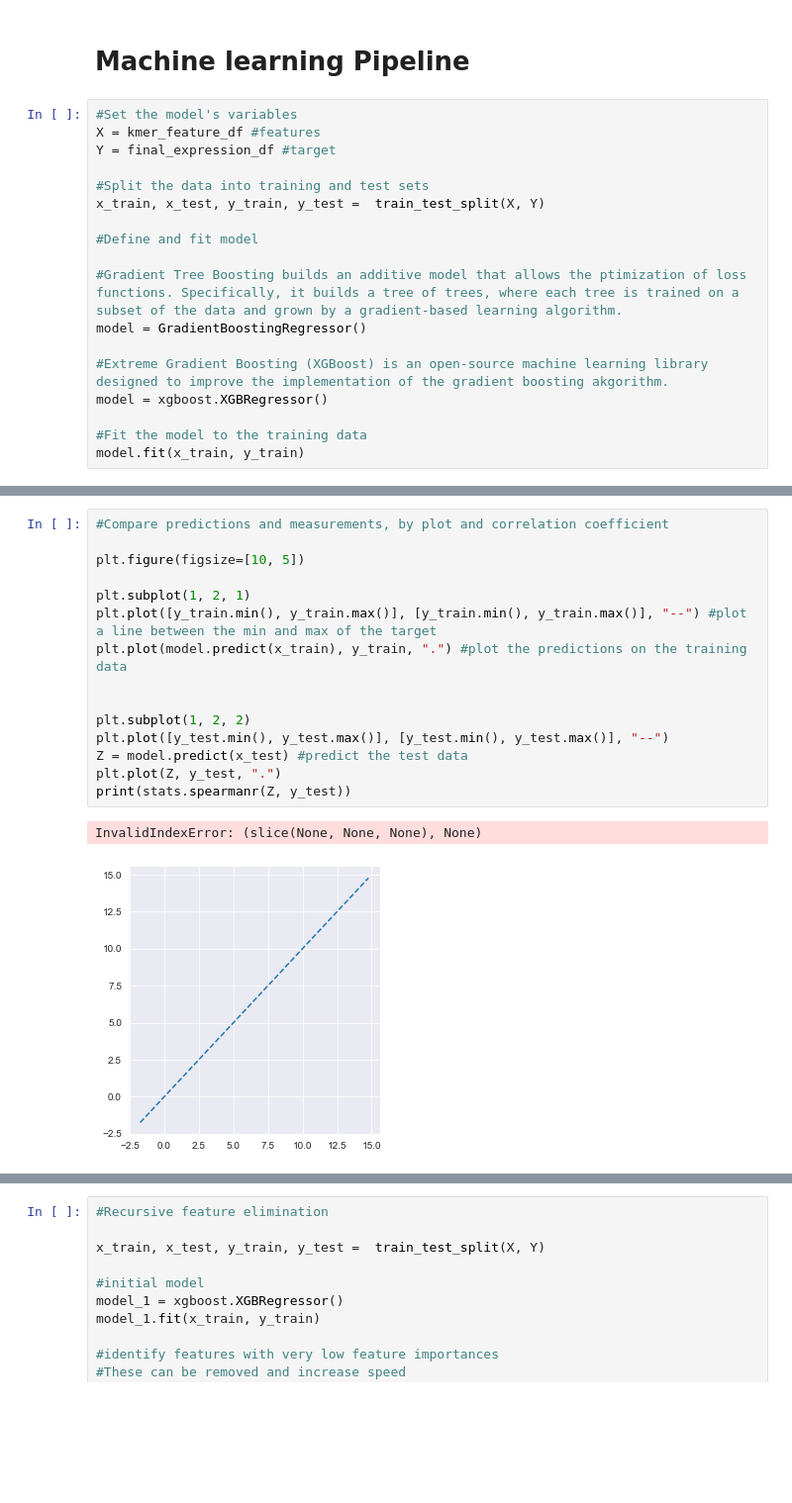
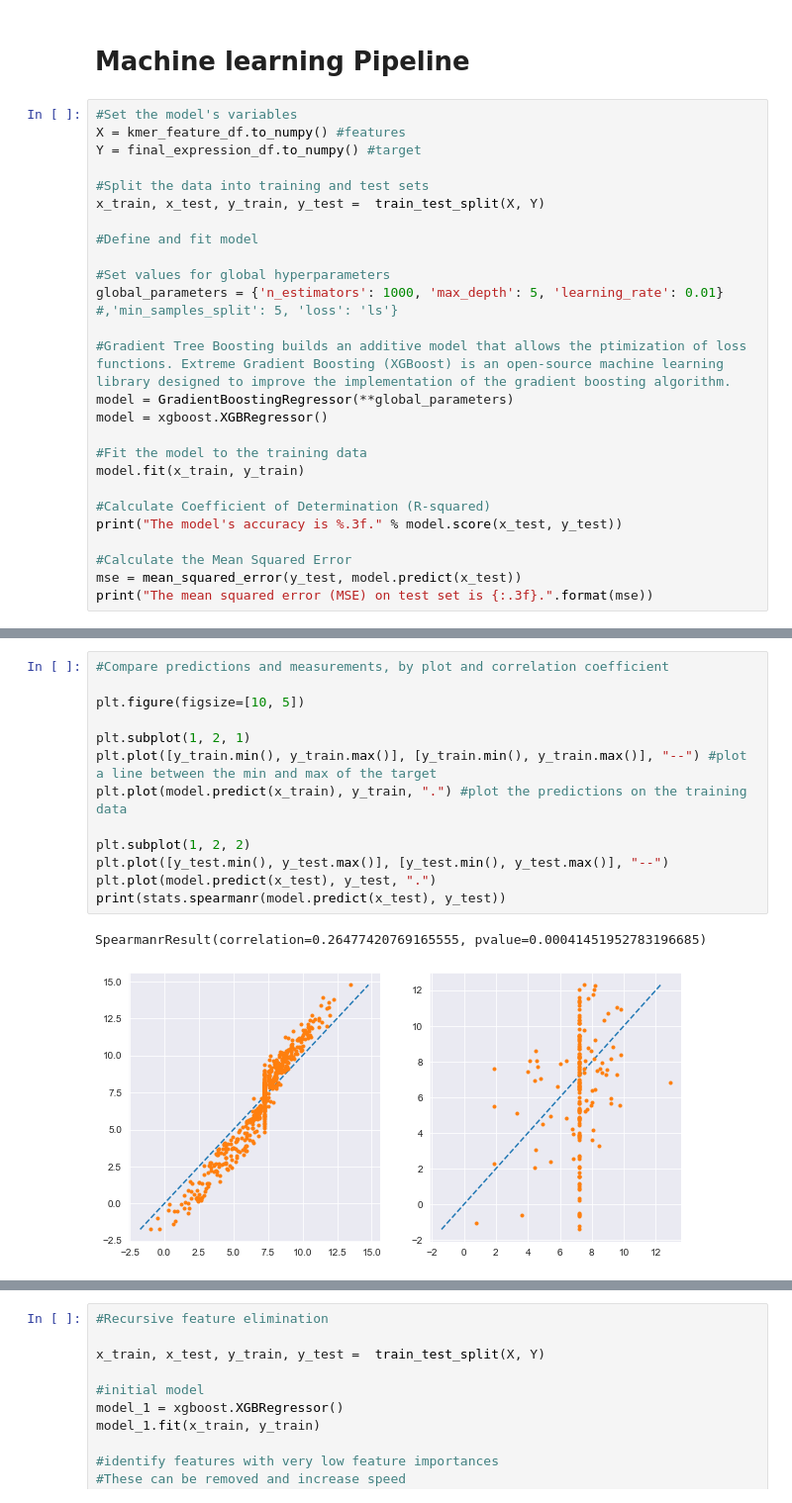
Before and after one commit to camilababo/Application-of-ML-approaches-towards-the-prediction-of-gene-expression-levels-in-S.thermophilus, a Jupyter notebook: ML_pipeline/running_pipeline.ipynb, the cells around one changed output, grey strips where cells are left out. Shown at 99% size. Drawn from its saved outputs; the diff is of its cells as text; blank space fills up the shorter version.

Commit message:
file clear-up and organization hyperparameter definition solved spearman correlation plot error

```diff
--- a/ML_pipeline/S_Thermophilus_promoter_extraction_levels_ML_prevision.ipynb
+++ b/ML_pipeline/running_pipeline.ipynb
@@ -351,20 +352,28 @@ None
 # Machine learning Pipeline
 # %%
 #Set the model's variables
-X = kmer_feature_df #features
-Y = final_expression_df #target
+X = kmer_feature_df.to_numpy() #features
+Y = final_expression_df.to_numpy() #target
 
 #Split the data into training and test sets
 x_train, x_test, y_train, y_test =  train_test_split(X, Y)
 
 #Define and fit model
 
-#Gradient Tree Boosting builds an additive model that allows the ptimization of loss functions. Specifically, it builds a tree of trees, where each tree is trained on a subset of the data and grown by a gradient-based learning algorithm.
-model = GradientBoostingRegressor()
+#Set values for global hyperparameters
+global_parameters = {'n_estimators': 1000, 'max_depth': 5, 'learning_rate': 0.01} #,'min_samples_split': 5, 'loss': 'ls'}
 
-#Extreme Gradient Boosting (XGBoost) is an open-source machine learning library designed to improve the implementation of the gradient boosting akgorithm.
+#Gradient Tree Boosting builds an additive model that allows the ptimization of loss functions. Extreme Gradient Boosting (XGBoost) is an open-source machine learning library designed to improve the implementation of the gradient boosting algorithm.
+model = GradientBoostingRegressor(**global_parameters)
 model = xgboost.XGBRegressor()
 
 #Fit the model to the training data
 model.fit(x_train, y_train)
+
+#Calculate Coefficient of Determination (R-squared)
+print("The model's accuracy is %.3f." % model.score(x_test, y_test))
+
+#Calculate the Mean Squared Error
+mse = mean_squared_error(y_test, model.predict(x_test))
+print("The mean squared error (MSE) on test set is {:.3f}.".format(mse))
 # %% [output]
@@ -381,21 +382,19 @@ XGBRegressor(base_score=0.5, booster='gbtree', colsample_bylevel=1,
 # %%
 #Compare predictions and measurements, by plot and correlation coefficient
 
 plt.figure(figsize=[10, 5])
 
 plt.subplot(1, 2, 1)
 plt.plot([y_train.min(), y_train.max()], [y_train.min(), y_train.max()], "--") #plot a line between the min and max of the target
 plt.plot(model.predict(x_train), y_train, ".") #plot the predictions on the training data
 
-
 plt.subplot(1, 2, 2)
 plt.plot([y_test.min(), y_test.max()], [y_test.min(), y_test.max()], "--")
-Z = model.predict(x_test) #predict the test data
-plt.plot(Z, y_test, ".")
-print(stats.spearmanr(Z, y_test))
+plt.plot(model.predict(x_test), y_test, ".")
+print(stats.spearmanr(model.predict(x_test), y_test))
 # %% [output]
-InvalidIndexError: (slice(None, None, None), None)
+SpearmanrResult(correlation=0.26477420769165555, pvalue=0.00041451952783196685)
-[figure, old version]
+[figure, new version]
 # %%
 #Quantity of relevant features
 #A good idea to reduce the number of features to avoid overfitting
```
Also changed, not shown: parts of 3 cells of this notebook, 9 other files.
